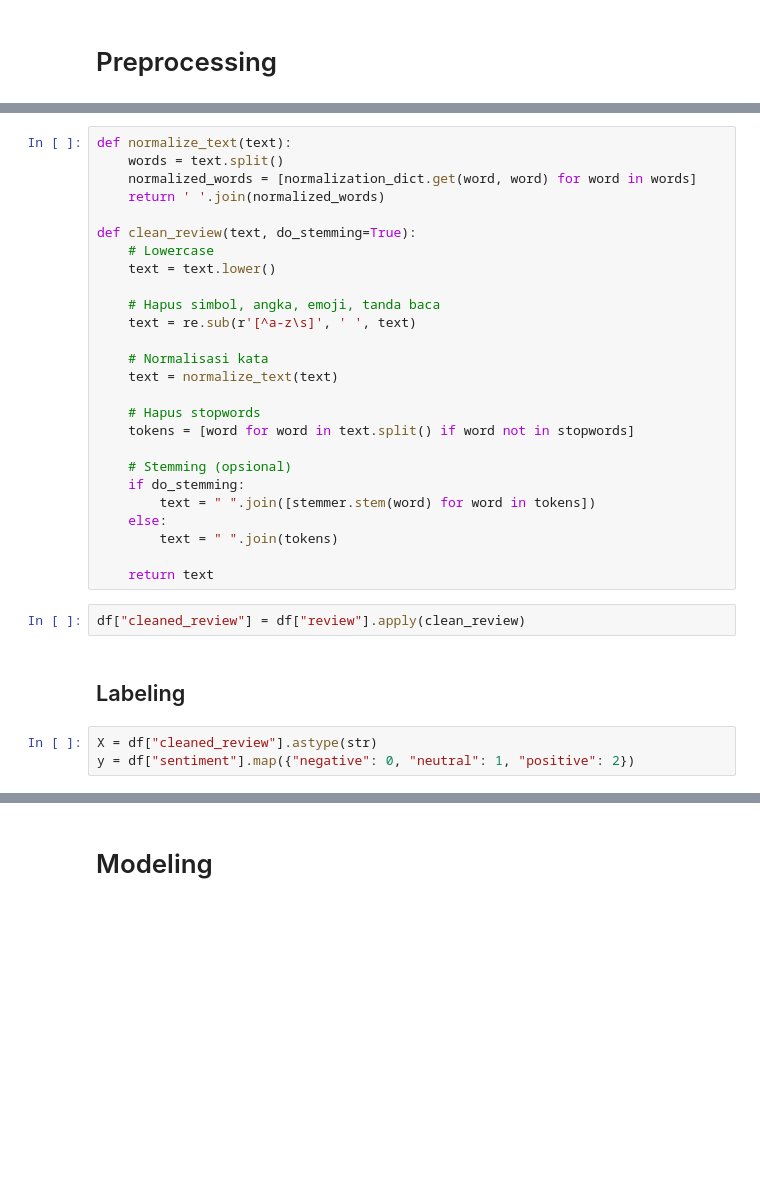
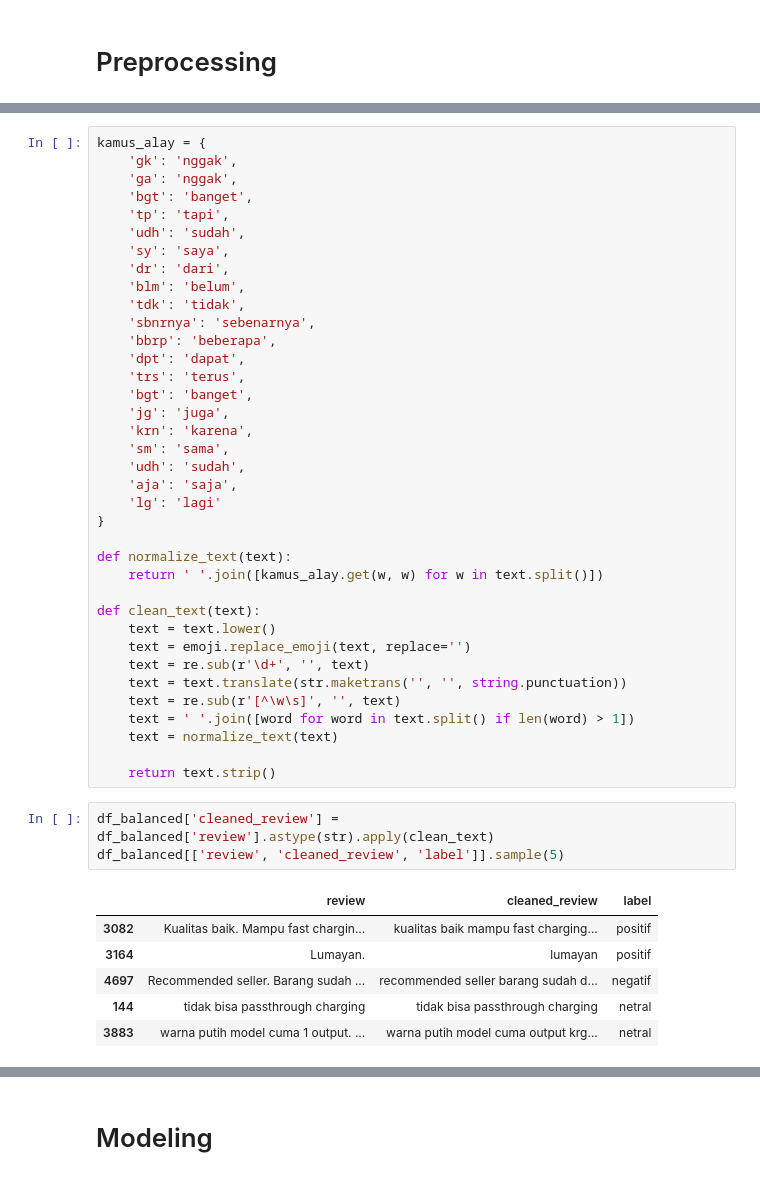
Before and after one commit to alandhar/tokped-review_sentiment-analysis, a Jupyter notebook: model.ipynb, the cells around one changed output, grey strips where cells are left out. Drawn from its saved outputs; the diff is of its cells as text; blank space fills up the shorter version.

```diff
--- a/model.ipynb
+++ b/model.ipynb
@@ -197,33 +121,47 @@ normalization_dict = {
-# %%
-def normalize_text(text):
-    words = text.split()
-    normalized_words = [normalization_dict.get(word, word) for word in words]
-    return ' '.join(normalized_words)
-
-def clean_review(text, do_stemming=True):
-    # Lowercase
-    text = text.lower()
-
-    # Hapus simbol, angka, emoji, tanda baca
-    text = re.sub(r'[^a-z\s]', ' ', text)
-
-    # Normalisasi kata
-    text = normalize_text(text)
-
-    # Hapus stopwords
-    tokens = [word for word in text.split() if word not in stopwords]
-
-    # Stemming (opsional)
-    if do_stemming:
-        text = " ".join([stemmer.stem(word) for word in tokens])
-    else:
-        text = " ".join(tokens)
-
-    return text
-# %%
-df["cleaned_review"] = df["review"].apply(clean_review)
-# %% [markdown]
-## Labeling
-# %%
-X = df["cleaned_review"].astype(str)
-y = df["sentiment"].map({"negative": 0, "neutral": 1, "positive": 2})
+# %%
+kamus_alay = {
+    'gk': 'nggak',
+    'ga': 'nggak',
+    'bgt': 'banget',
+    'tp': 'tapi',
+    'udh': 'sudah',
+    'sy': 'saya',
+    'dr': 'dari',
+    'blm': 'belum',
+    'tdk': 'tidak',
+    'sbnrnya': 'sebenarnya',
+    'bbrp': 'beberapa',
+    'dpt': 'dapat',
+    'trs': 'terus',
+    'bgt': 'banget',
+    'jg': 'juga',
+    'krn': 'karena',
+    'sm': 'sama',
+    'udh': 'sudah',
+    'aja': 'saja',
+    'lg': 'lagi'
+}
+
+def normalize_text(text):
+    return ' '.join([kamus_alay.get(w, w) for w in text.split()])
+
+def clean_text(text):
+    text = text.lower()
+    text = emoji.replace_emoji(text, replace='')
+    text = re.sub(r'\d+', '', text)
+    text = text.translate(str.maketrans('', '', string.punctuation))
+    text = re.sub(r'[^\w\s]', '', text)
+    text = ' '.join([word for word in text.split() if len(word) > 1])
+    text = normalize_text(text)
+
+    return text.strip()
+# %%
+df_balanced['cleaned_review'] = df_balanced['review'].astype(str).apply(clean_text)
+df_balanced[['review', 'cleaned_review', 'label']].sample(5)
+# %% [output]
+|  | review | cleaned_review | label |
+| 3082 | Kualitas baik. Mampu fast chargin... | kualitas baik mampu fast charging... | positif |
+| 3164 | Lumayan. | lumayan | positif |
+| 4697 | Recommended seller. Barang sudah ... | recommended seller barang sudah d... | negatif |
+| 144 | tidak bisa passthrough charging | tidak bisa passthrough charging | netral |
+| 3883 | warna putih model cuma 1 output. ... | warna putih model cuma output krg... | netral |
```
Also changed, not shown: parts of 65 cells of this notebook, 5 other files.
